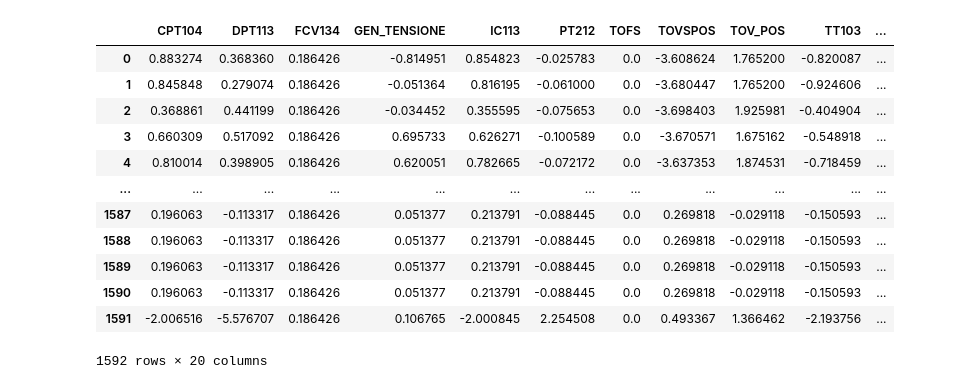
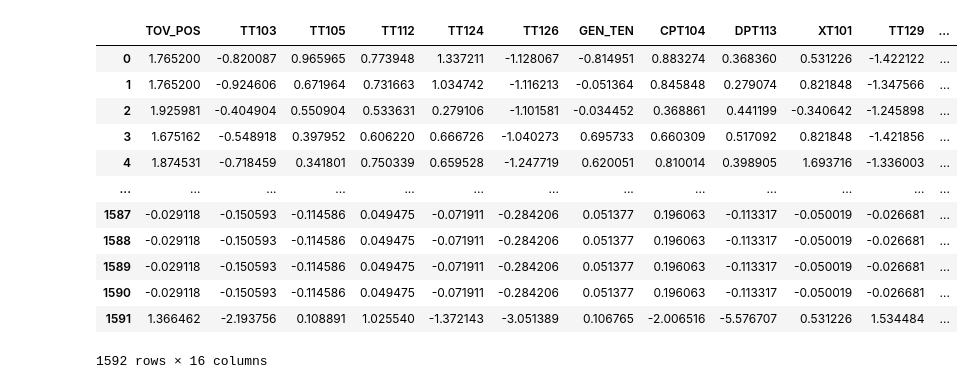
Before and after one commit to fabrizio-n/Bayesian_graphical_modelling_for_fault_diagnosis_in_industrial_plant_operations, a Jupyter notebook: data_analysis/data_preparation.ipynb, the cells around one changed output. Drawn from its saved outputs; the diff is of its cells as text; code cells hidden in the pictures.

```diff
--- a/data_analysis/data_preparation.ipynb
+++ b/data_analysis/data_preparation.ipynb
@@ -269,0 +198,40 @@ X.shape
+# %%
+X0 = data[data['Fault'] == 0].drop(['Fault'], axis=1)
+X1 = data[data['Fault'] == 1].drop(['Fault'], axis=1)
+
+
+def corr_selection(data, thresh):
+    # Calculate the correlation matrix
+    correlation_matrix = data.corr()
+
+    # Select features based on a threshold (e.g., 0.7)
+    threshold = thresh
+    highly_correlated = set()
+
+    for i in range(len(correlation_matrix.columns)):
+        for j in range(i):
+            if abs(correlation_matrix.iloc[i, j]) > threshold:
+                colname_i = correlation_matrix.columns[i]
+                colname_j = correlation_matrix.columns[j]
+                mean_corr_i = abs(correlation_matrix[colname_i]).mean()
+                mean_corr_j = abs(correlation_matrix[colname_j]).mean()
+
+                if mean_corr_i > mean_corr_j:
+                    highly_correlated.add(colname_j)
+                else:
+                    highly_correlated.add(colname_i)
+
+    return list(highly_correlated)
+
+
+highcorr_X0 = corr_selection(X0, 0.75)
+#highcorr_X1 = corr_selection(X1, 0.7)
+
+data_0 = X0.drop(highcorr_X0, axis=1)
+data_1 = X1.drop(highcorr_X0, axis=1)
+
+#keep = list(np.unique(list(data_0.columns) + list(data_1.columns)))
+
+data_keep = data[list(data_0.columns)]
+
+data_keep
@@ -270,23 +322,28 @@ X.shape
 # %%
+X = data_keep
+fault = data['Fault']
+
+X.shape
+
 from sklearn import preprocessing
 
 scaler = preprocessing.StandardScaler().fit(X)
 X_scaled = scaler.transform(X)
 
 X_scaled = pd.DataFrame(X_scaled)
 X_scaled.columns = X.columns
 X_scaled
 # %% [output]
-|  | CPT104 | DPT113 | FCV134 | GEN_TENSIONE | IC113 | PT212 | TOFS | TOVSPOS | TOV_POS | TT103 | ... |
-| 0 | 0.883274 | 0.368360 | 0.186426 | -0.814951 | 0.854823 | -0.025783 | 0.0 | -3.608624 | 1.765200 | -0.820087 | ... |
-| 1 | 0.845848 | 0.279074 | 0.186426 | -0.051364 | 0.816195 | -0.061000 | 0.0 | -3.680447 | 1.765200 | -0.924606 | ... |
-| 2 | 0.368861 | 0.441199 | 0.186426 | -0.034452 | 0.355595 | -0.075653 | 0.0 | -3.698403 | 1.925981 | -0.404904 | ... |
-| 3 | 0.660309 | 0.517092 | 0.186426 | 0.695733 | 0.626271 | -0.100589 | 0.0 | -3.670571 | 1.675162 | -0.548918 | ... |
-| 4 | 0.810014 | 0.398905 | 0.186426 | 0.620051 | 0.782665 | -0.072172 | 0.0 | -3.637353 | 1.874531 | -0.718459 | ... |
-| ... | ... | ... | ... | ... | ... | ... | ... | ... | ... | ... | ... |
-| 1587 | 0.196063 | -0.113317 | 0.186426 | 0.051377 | 0.213791 | -0.088445 | 0.0 | 0.269818 | -0.029118 | -0.150593 | ... |
-| 1588 | 0.196063 | -0.113317 | 0.186426 | 0.051377 | 0.213791 | -0.088445 | 0.0 | 0.269818 | -0.029118 | -0.150593 | ... |
-| 1589 | 0.196063 | -0.113317 | 0.186426 | 0.051377 | 0.213791 | -0.088445 | 0.0 | 0.269818 | -0.029118 | -0.150593 | ... |
-| 1590 | 0.196063 | -0.113317 | 0.186426 | 0.051377 | 0.213791 | -0.088445 | 0.0 | 0.269818 | -0.029118 | -0.150593 | ... |
-| 1591 | -2.006516 | -5.576707 | 0.186426 | 0.106765 | -2.000845 | 2.254508 | 0.0 | 0.493367 | 1.366462 | -2.193756 | ... |
+|  | TOV_POS | TT103 | TT105 | TT112 | TT124 | TT126 | GEN_TEN | CPT104 | DPT113 | XT101 | TT129 | ... |
+| 0 | 1.765200 | -0.820087 | 0.965965 | 0.773948 | 1.337211 | -1.128067 | -0.814951 | 0.883274 | 0.368360 | 0.531226 | -1.422122 | ... |
+| 1 | 1.765200 | -0.924606 | 0.671964 | 0.731663 | 1.034742 | -1.116213 | -0.051364 | 0.845848 | 0.279074 | 0.821848 | -1.347566 | ... |
+| 2 | 1.925981 | -0.404904 | 0.550904 | 0.533631 | 0.279106 | -1.101581 | -0.034452 | 0.368861 | 0.441199 | -0.340642 | -1.245898 | ... |
+| 3 | 1.675162 | -0.548918 | 0.397952 | 0.606220 | 0.666726 | -1.040273 | 0.695733 | 0.660309 | 0.517092 | 0.821848 | -1.421856 | ... |
+| 4 | 1.874531 | -0.718459 | 0.341801 | 0.750339 | 0.659528 | -1.247719 | 0.620051 | 0.810014 | 0.398905 | 1.693716 | -1.336003 | ... |
+| ... | ... | ... | ... | ... | ... | ... | ... | ... | ... | ... | ... | ... |
+| 1587 | -0.029118 | -0.150593 | -0.114586 | 0.049475 | -0.071911 | -0.284206 | 0.051377 | 0.196063 | -0.113317 | -0.050019 | -0.026681 | ... |
+| 1588 | -0.029118 | -0.150593 | -0.114586 | 0.049475 | -0.071911 | -0.284206 | 0.051377 | 0.196063 | -0.113317 | -0.050019 | -0.026681 | ... |
+| 1589 | -0.029118 | -0.150593 | -0.114586 | 0.049475 | -0.071911 | -0.284206 | 0.051377 | 0.196063 | -0.113317 | -0.050019 | -0.026681 | ... |
+| 1590 | -0.029118 | -0.150593 | -0.114586 | 0.049475 | -0.071911 | -0.284206 | 0.051377 | 0.196063 | -0.113317 | -0.050019 | -0.026681 | ... |
+| 1591 | 1.366462 | -2.193756 | 0.108891 | 1.025540 | -1.372143 | -3.051389 | 0.106765 | -2.006516 | -5.576707 | 0.531226 | 1.534484 | ... |
-1592 rows × 20 columns
+1592 rows × 16 columns
```
Also changed, not shown: parts of 29 cells of this notebook, 18 other files.
